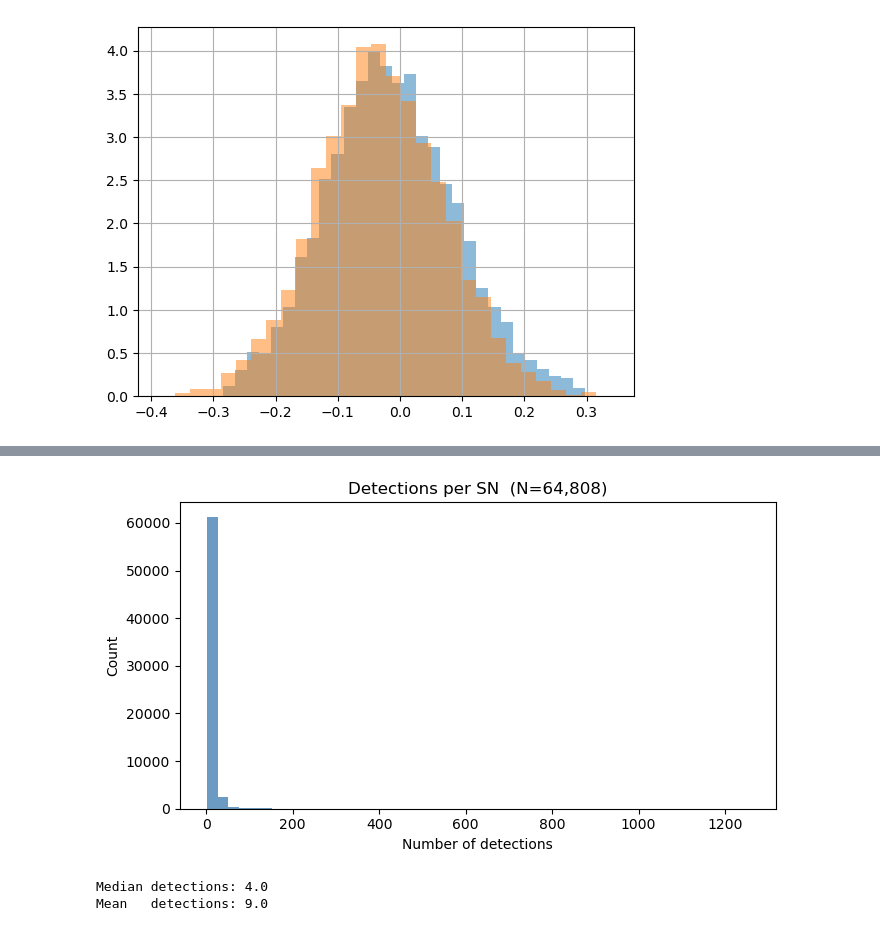
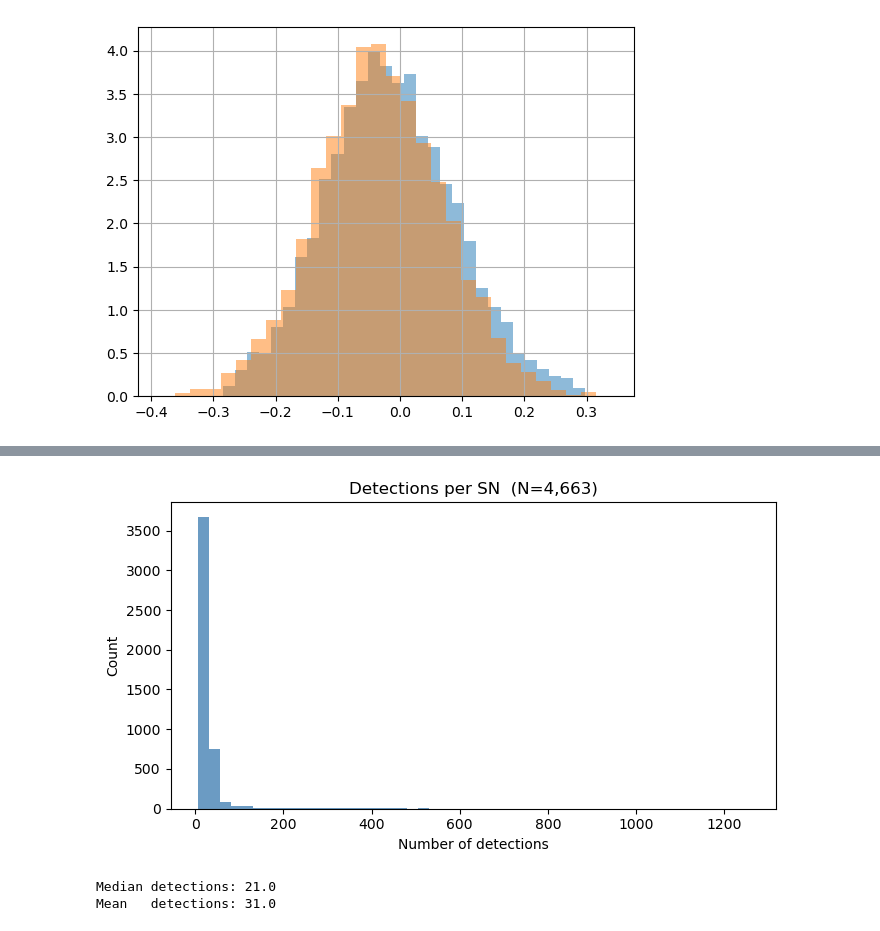
Before and after one commit to mi-dai/lightcurvelynx_rubin_dp2, a Jupyter notebook: dp2_sims_wfd.ipynb, the cells around one changed output, grey strips where cells are left out. Cells and saved outputs as stored; diff of their text form; code cells hidden in the pictures.

```diff
--- a/dp2_sims_wfd.ipynb
+++ b/dp2_sims_wfd.ipynb
@@ -464,17 +483,17 @@ Mean   baseline: 12.4 days
 # %%
 # Number of detections per simulated SN
-n_detections = lightcurves_after_detection["lightcurve.mjd"].groupby(level=0).count()
+n_detections = lightcurves_after_quality_cut["lightcurve.mjd"].groupby(level=0).count()
 
 fig, ax = plt.subplots(figsize=(7, 4))
 ax.hist(n_detections, bins=50, color="steelblue", alpha=0.8)
 ax.set(xlabel="Number of detections", ylabel="Count",
        title=f"Detections per SN  (N={len(n_detections):,})")
 plt.tight_layout()
 plt.show()
 
 print(f"Median detections: {n_detections.median():.1f}")
 print(f"Mean   detections: {n_detections.mean():.1f}")
 # %% [output]
-[figure, old version]
+[figure, new version]
-Median detections: 4.0
-Mean   detections: 9.0
+Median detections: 21.0
+Mean   detections: 31.0
```
Also changed, not shown: parts of 6 cells of this notebook.
